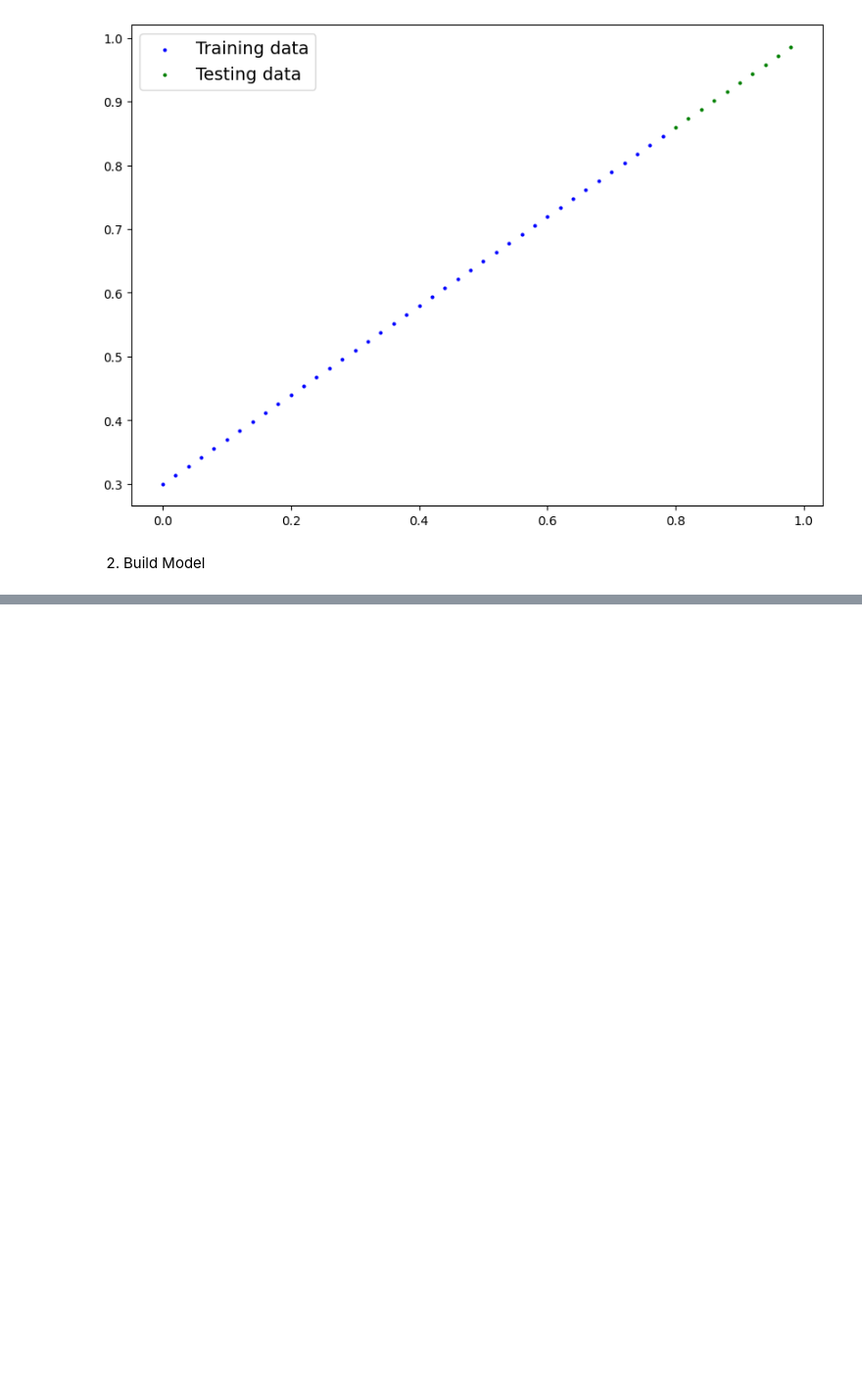
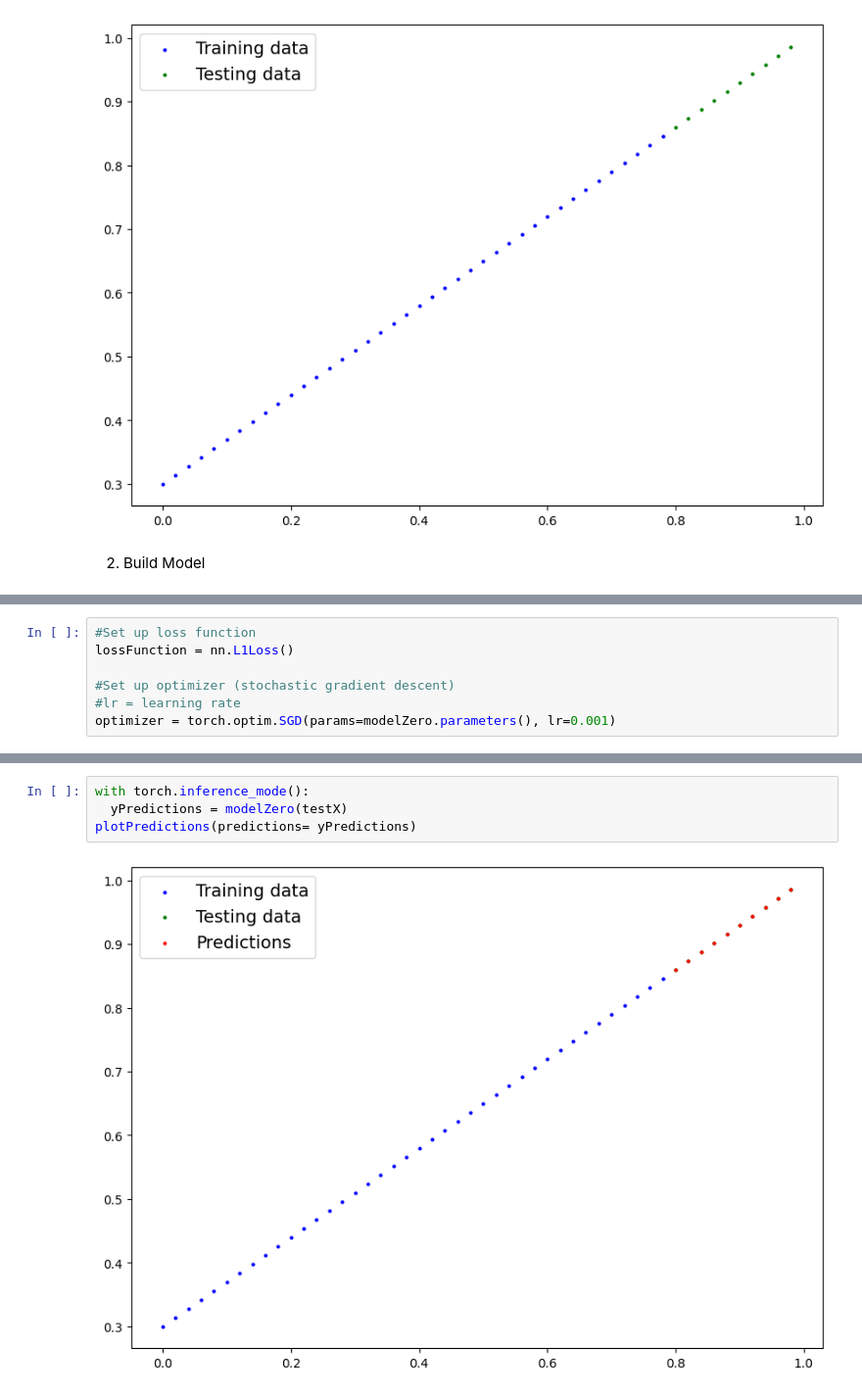
Before and after one commit to Nounsidev/PyTorch_Learning, a Jupyter notebook: 3_Workflow.ipynb, the cells around one changed output, grey strips where cells are left out. Shown at 98% size. Cells and saved outputs as stored; diff of their text form; blank space fills up the shorter version.

```diff
--- a/3_Workflow.ipynb
+++ b/3_Workflow.ipynb
@@ -101,0 +164,7 @@ class LinearRegressionModel(nn.Module):
+# %%
+#Set up loss function
+lossFunction = nn.L1Loss()
+
+#Set up optimizer (stochastic gradient descent)
+#lr = learning rate
+optimizer = torch.optim.SGD(params=modelZero.parameters(), lr=0.001)
@@ -101,0 +233,6 @@ class LinearRegressionModel(nn.Module):
+# %%
+with torch.inference_mode():
+  yPredictions = modelZero(testX)
+plotPredictions(predictions= yPredictions)
+# %% [output]
+[figure, added]
```
Also changed, not shown: parts of 10 cells of this notebook.
